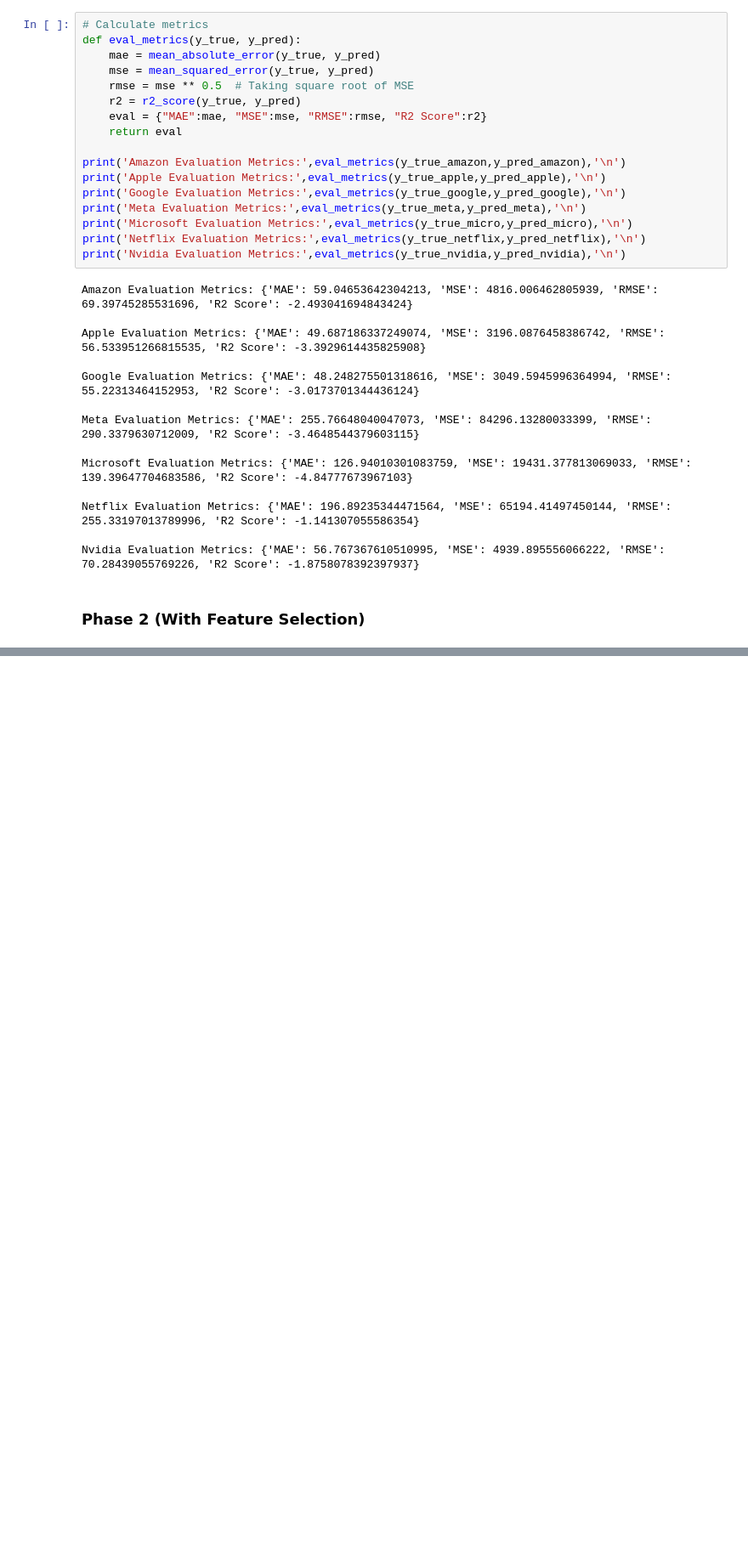
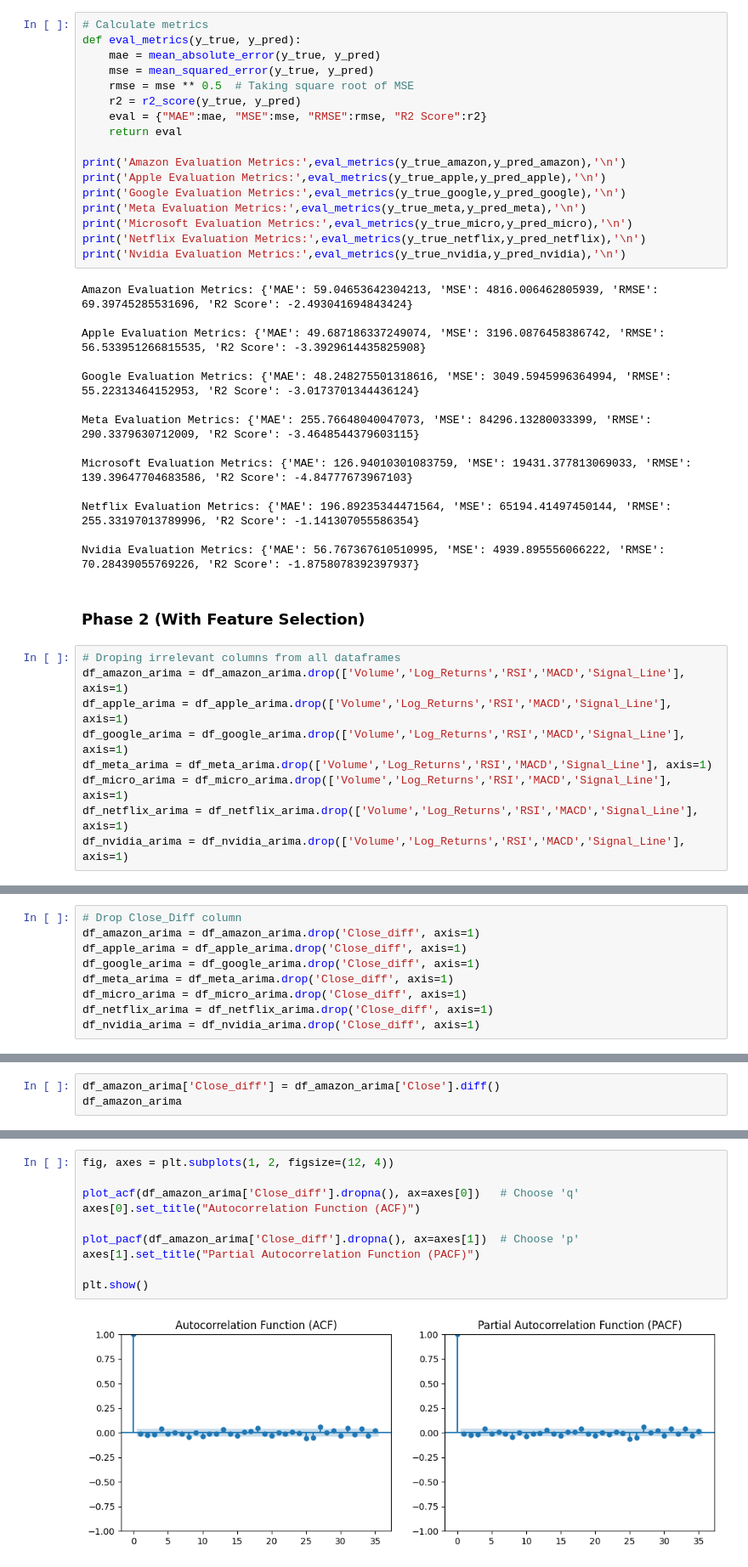
Before and after one commit to AnubhavYadavBCA25/MNCs-Companies-Stocks-Prediction, a Jupyter notebook: notebooks/Model-Building.ipynb, the cells around one changed output, grey strips where cells are left out. Shown: that part at 85% size. Cells and saved outputs as stored; diff of their text form; blank space fills up the shorter version.

```diff
--- a/notebooks/Model-Building.ipynb
+++ b/notebooks/Model-Building.ipynb
@@ -456,3 +458,12 @@ Netflix Evaluation Metrics: {'MAE': 196.89235344471564, 'MSE': 65194.41497450144
 Nvidia Evaluation Metrics: {'MAE': 56.767367610510995, 'MSE': 4939.895556066222, 'RMSE': 70.28439055769226, 'R2 Score': -1.8758078392397937}
 # %% [markdown]
 ### Phase 2 (With Feature Selection)
+# %%
+# Droping irrelevant columns from all dataframes
+df_amazon_arima = df_amazon_arima.drop(['Volume','Log_Returns','RSI','MACD','Signal_Line'], axis=1)
+df_apple_arima = df_apple_arima.drop(['Volume','Log_Returns','RSI','MACD','Signal_Line'], axis=1)
+df_google_arima = df_google_arima.drop(['Volume','Log_Returns','RSI','MACD','Signal_Line'], axis=1)
+df_meta_arima = df_meta_arima.drop(['Volume','Log_Returns','RSI','MACD','Signal_Line'], axis=1)
+df_micro_arima = df_micro_arima.drop(['Volume','Log_Returns','RSI','MACD','Signal_Line'], axis=1)
+df_netflix_arima = df_netflix_arima.drop(['Volume','Log_Returns','RSI','MACD','Signal_Line'], axis=1)
+df_nvidia_arima = df_nvidia_arima.drop(['Volume','Log_Returns','RSI','MACD','Signal_Line'], axis=1)
@@ -458,0 +629,9 @@ Nvidia Evaluation Metrics: {'MAE': 56.767367610510995, 'MSE': 4939.895556066222,
+# %%
+# Drop Close_Diff column
+df_amazon_arima = df_amazon_arima.drop('Close_diff', axis=1)
+df_apple_arima = df_apple_arima.drop('Close_diff', axis=1)
+df_google_arima = df_google_arima.drop('Close_diff', axis=1)
+df_meta_arima = df_meta_arima.drop('Close_diff', axis=1)
+df_micro_arima = df_micro_arima.drop('Close_diff', axis=1)
+df_netflix_arima = df_netflix_arima.drop('Close_diff', axis=1)
+df_nvidia_arima = df_nvidia_arima.drop('Close_diff', axis=1)
@@ -458,0 +674,3 @@ Nvidia Evaluation Metrics: {'MAE': 56.767367610510995, 'MSE': 4939.895556066222,
+# %%
+df_amazon_arima['Close_diff'] = df_amazon_arima['Close'].diff()
+df_amazon_arima
@@ -458,0 +749,12 @@ Nvidia Evaluation Metrics: {'MAE': 56.767367610510995, 'MSE': 4939.895556066222,
+# %%
+fig, axes = plt.subplots(1, 2, figsize=(12, 4))
+
+plot_acf(df_amazon_arima['Close_diff'].dropna(), ax=axes[0])   # Choose 'q'
+axes[0].set_title("Autocorrelation Function (ACF)")
+
+plot_pacf(df_amazon_arima['Close_diff'].dropna(), ax=axes[1])  # Choose 'p'
+axes[1].set_title("Partial Autocorrelation Function (PACF)")
+
+plt.show()
+# %% [output]
+[figure, added]
```
Also changed, not shown: parts of 17 cells of this notebook.
